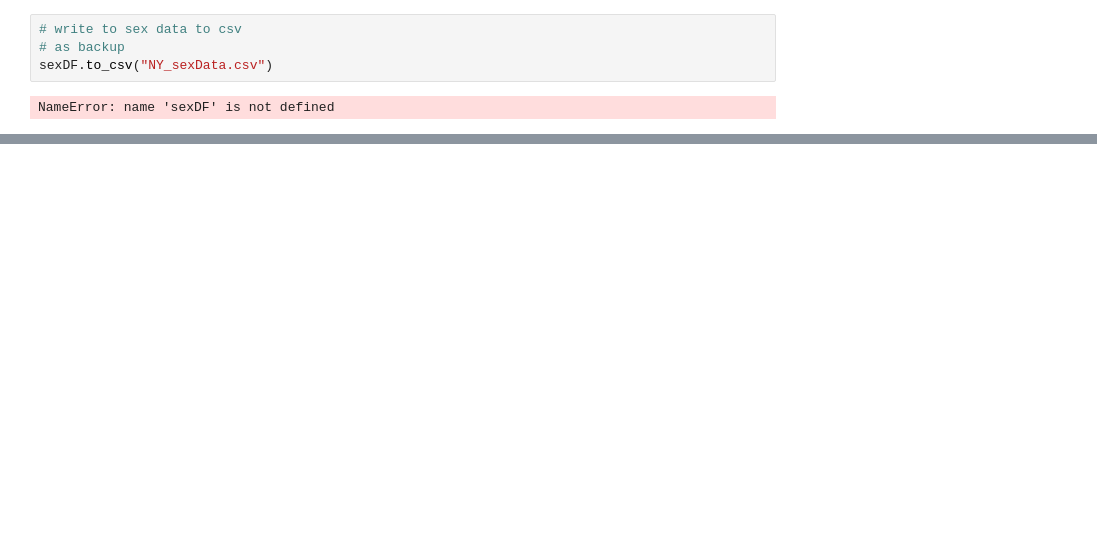
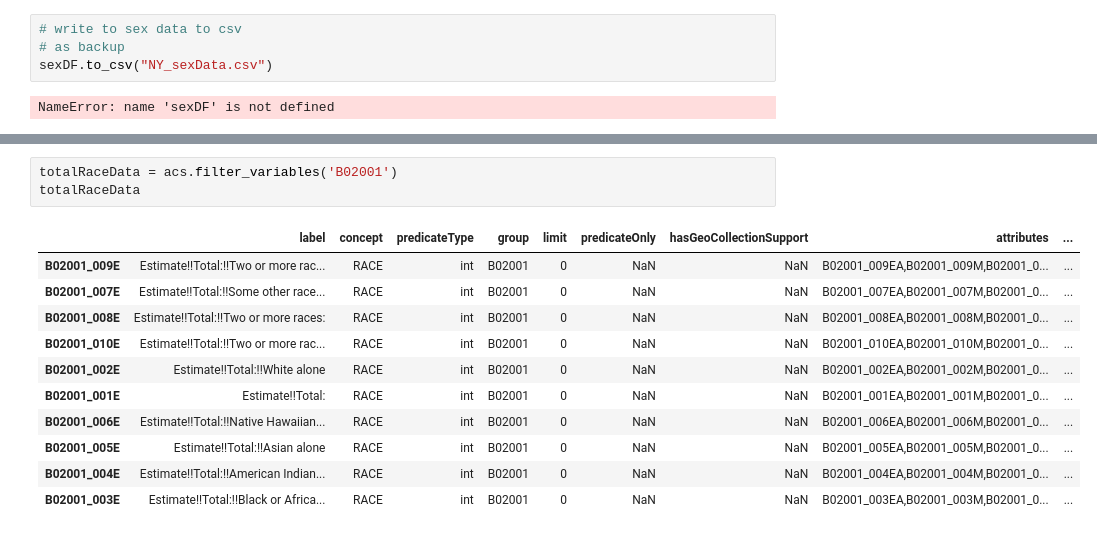
Before and after one commit to lilyhartmann/final_project_4447, a Jupyter notebook: project.ipynb, the cells around one changed output, grey strips where cells are left out. Saved outputs shown, nothing was run; the diff lists cells and outputs as text; blank space fills up the shorter version.

```diff
--- a/project.ipynb
+++ b/project.ipynb
@@ -339,0 +303,15 @@ NameError: name 'sexDF' is not defined
+# %%
+totalRaceData = acs.filter_variables('B02001')
+totalRaceData
+# %% [output]
+|  | label | concept | predicateType | group | limit | predicateOnly | hasGeoCollectionSupport | attributes | ... |
+| B02001_009E | Estimate!!Total:!!Two or more rac... | RACE | int | B02001 | 0 | NaN | NaN | B02001_009EA,B02001_009M,B02001_0... | ... |
+| B02001_007E | Estimate!!Total:!!Some other race... | RACE | int | B02001 | 0 | NaN | NaN | B02001_007EA,B02001_007M,B02001_0... | ... |
+| B02001_008E | Estimate!!Total:!!Two or more races: | RACE | int | B02001 | 0 | NaN | NaN | B02001_008EA,B02001_008M,B02001_0... | ... |
+| B02001_010E | Estimate!!Total:!!Two or more rac... | RACE | int | B02001 | 0 | NaN | NaN | B02001_010EA,B02001_010M,B02001_0... | ... |
+| B02001_002E | Estimate!!Total:!!White alone | RACE | int | B02001 | 0 | NaN | NaN | B02001_002EA,B02001_002M,B02001_0... | ... |
+| B02001_001E | Estimate!!Total: | RACE | int | B02001 | 0 | NaN | NaN | B02001_001EA,B02001_001M,B02001_0... | ... |
+| B02001_006E | Estimate!!Total:!!Native Hawaiian... | RACE | int | B02001 | 0 | NaN | NaN | B02001_006EA,B02001_006M,B02001_0... | ... |
+| B02001_005E | Estimate!!Total:!!Asian alone | RACE | int | B02001 | 0 | NaN | NaN | B02001_005EA,B02001_005M,B02001_0... | ... |
+| B02001_004E | Estimate!!Total:!!American Indian... | RACE | int | B02001 | 0 | NaN | NaN | B02001_004EA,B02001_004M,B02001_0... | ... |
+| B02001_003E | Estimate!!Total:!!Black or Africa... | RACE | int | B02001 | 0 | NaN | NaN | B02001_003EA,B02001_003M,B02001_0... | ... |
```
Also changed, not shown: parts of 17 cells of this notebook.
